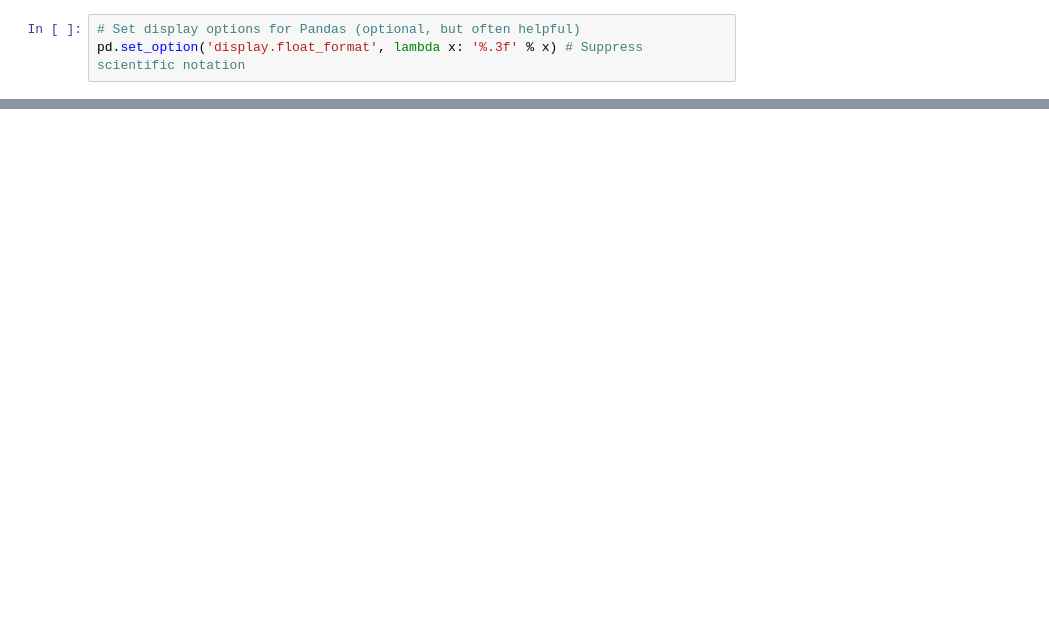
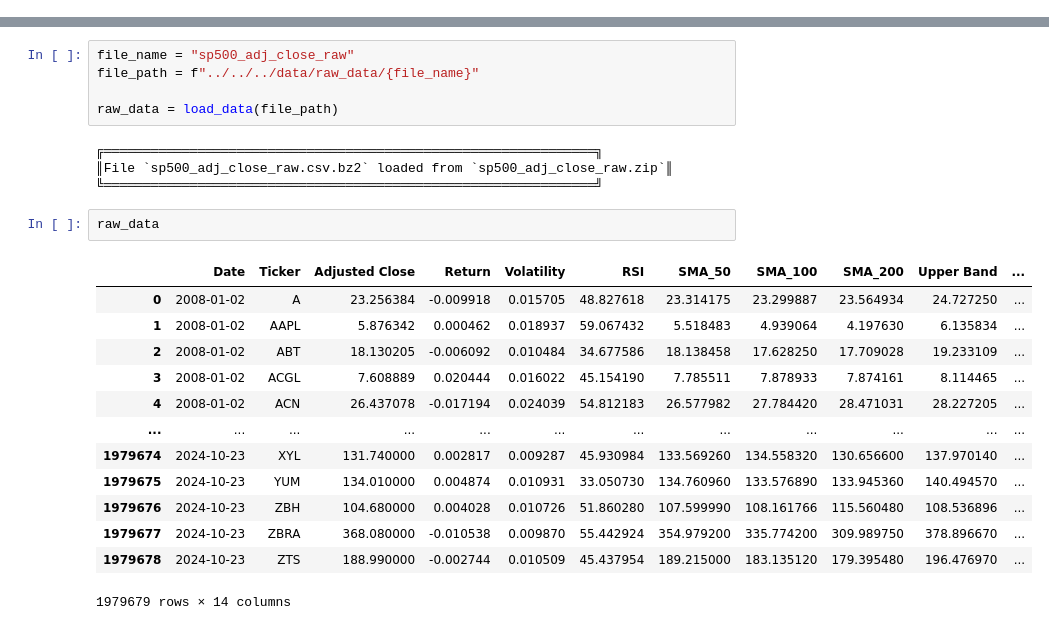
Before and after one commit to Corey-Holton/Group_project_2, a Jupyter notebook: notebooks/christian_exploration/feature_engineering/s&p_500_feature_engineering.ipynb, the cells around one changed output, grey strips where cells are left out. Saved outputs shown, nothing was run; the diff lists cells and outputs as text; blank space fills up the shorter version.

```diff
--- a/notebooks/christian_exploration/feature_engineering/s&p_500_feature_engineering.ipynb
+++ b/notebooks/christian_exploration/feature_engineering/s&p_500_feature_engineering.ipynb
@@ -38,3 +0,0 @@ from pathlib import Path
-# %%
-# Set display options for Pandas (optional, but often helpful)
-pd.set_option('display.float_format', lambda x: '%.3f' % x) # Suppress scientific notation
@@ -423,0 +45,25 @@ rsi_plot = data_sample.hvplot.line(y='RSI', title=f'{ticker_sample} RSI', ylabel
+# %%
+file_name = "sp500_adj_close_raw"
+file_path = f"../../../data/raw_data/{file_name}"
+
+raw_data = load_data(file_path)
+# %% [output]
+╔═══════════════════════════════════════════════════════════════╗
+║File `sp500_adj_close_raw.csv.bz2` loaded from `sp500_adj_close_raw.zip`║
+╚═══════════════════════════════════════════════════════════════╝
+# %%
+raw_data
+# %% [output]
+|  | Date | Ticker | Adjusted Close | Return | Volatility | RSI | SMA_50 | SMA_100 | SMA_200 | Upper Band | ... |
+| 0 | 2008-01-02 | A | 23.256384 | -0.009918 | 0.015705 | 48.827618 | 23.314175 | 23.299887 | 23.564934 | 24.727250 | ... |
+| 1 | 2008-01-02 | AAPL | 5.876342 | 0.000462 | 0.018937 | 59.067432 | 5.518483 | 4.939064 | 4.197630 | 6.135834 | ... |
+| 2 | 2008-01-02 | ABT | 18.130205 | -0.006092 | 0.010484 | 34.677586 | 18.138458 | 17.628250 | 17.709028 | 19.233109 | ... |
+| 3 | 2008-01-02 | ACGL | 7.608889 | 0.020444 | 0.016022 | 45.154190 | 7.785511 | 7.878933 | 7.874161 | 8.114465 | ... |
+| 4 | 2008-01-02 | ACN | 26.437078 | -0.017194 | 0.024039 | 54.812183 | 26.577982 | 27.784420 | 28.471031 | 28.227205 | ... |
+| ... | ... | ... | ... | ... | ... | ... | ... | ... | ... | ... | ... |
+| 1979674 | 2024-10-23 | XYL | 131.740000 | 0.002817 | 0.009287 | 45.930984 | 133.569260 | 134.558320 | 130.656600 | 137.970140 | ... |
+| 1979675 | 2024-10-23 | YUM | 134.010000 | 0.004874 | 0.010931 | 33.050730 | 134.760960 | 133.576890 | 133.945360 | 140.494570 | ... |
+| 1979676 | 2024-10-23 | ZBH | 104.680000 | 0.004028 | 0.010726 | 51.860280 | 107.599990 | 108.161766 | 115.560480 | 108.536896 | ... |
+| 1979677 | 2024-10-23 | ZBRA | 368.080000 | -0.010538 | 0.009870 | 55.442924 | 354.979200 | 335.774200 | 309.989750 | 378.896670 | ... |
+| 1979678 | 2024-10-23 | ZTS | 188.990000 | -0.002744 | 0.010509 | 45.437954 | 189.215000 | 183.135120 | 179.395480 | 196.476970 | ... |
+1979679 rows × 14 columns
```
Also changed, not shown: parts of 47 cells of this notebook, 1 other file.
